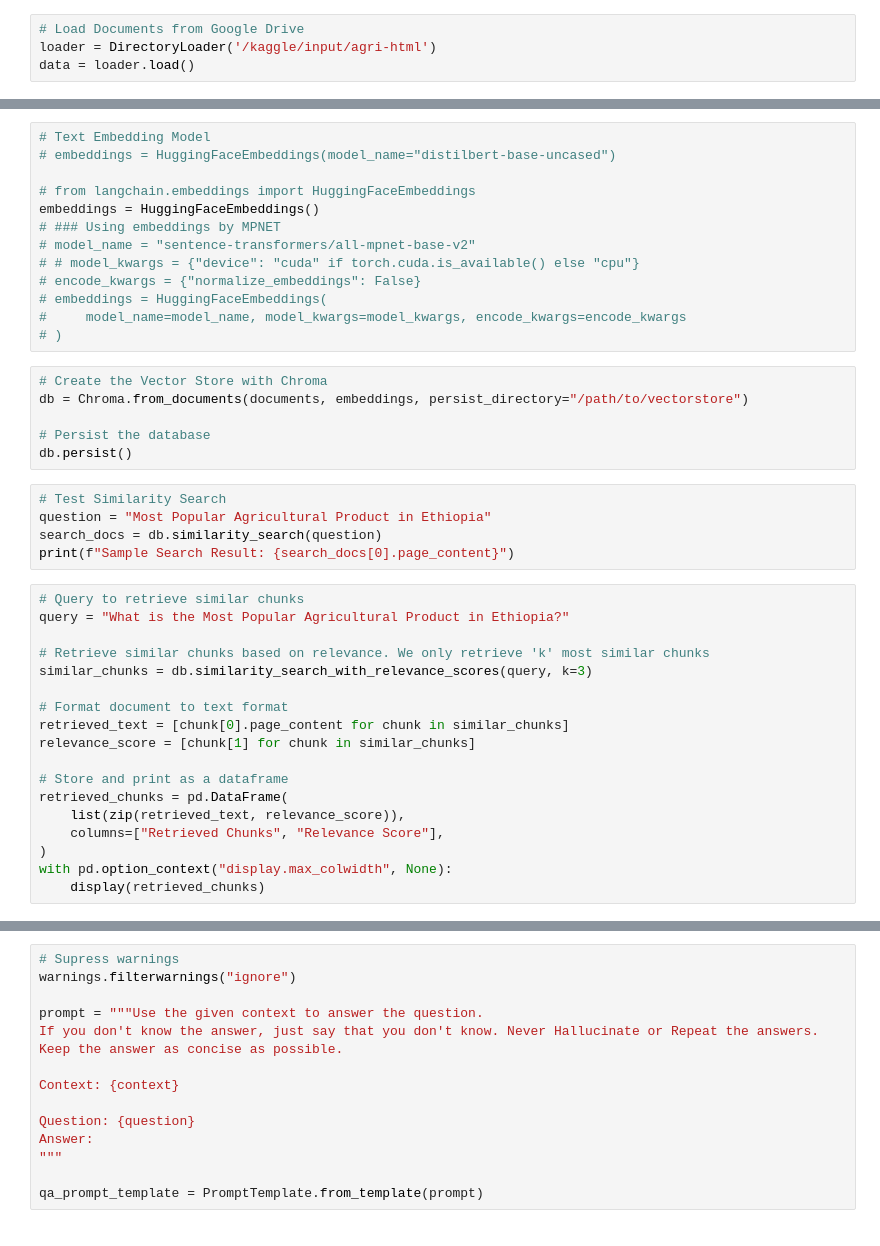
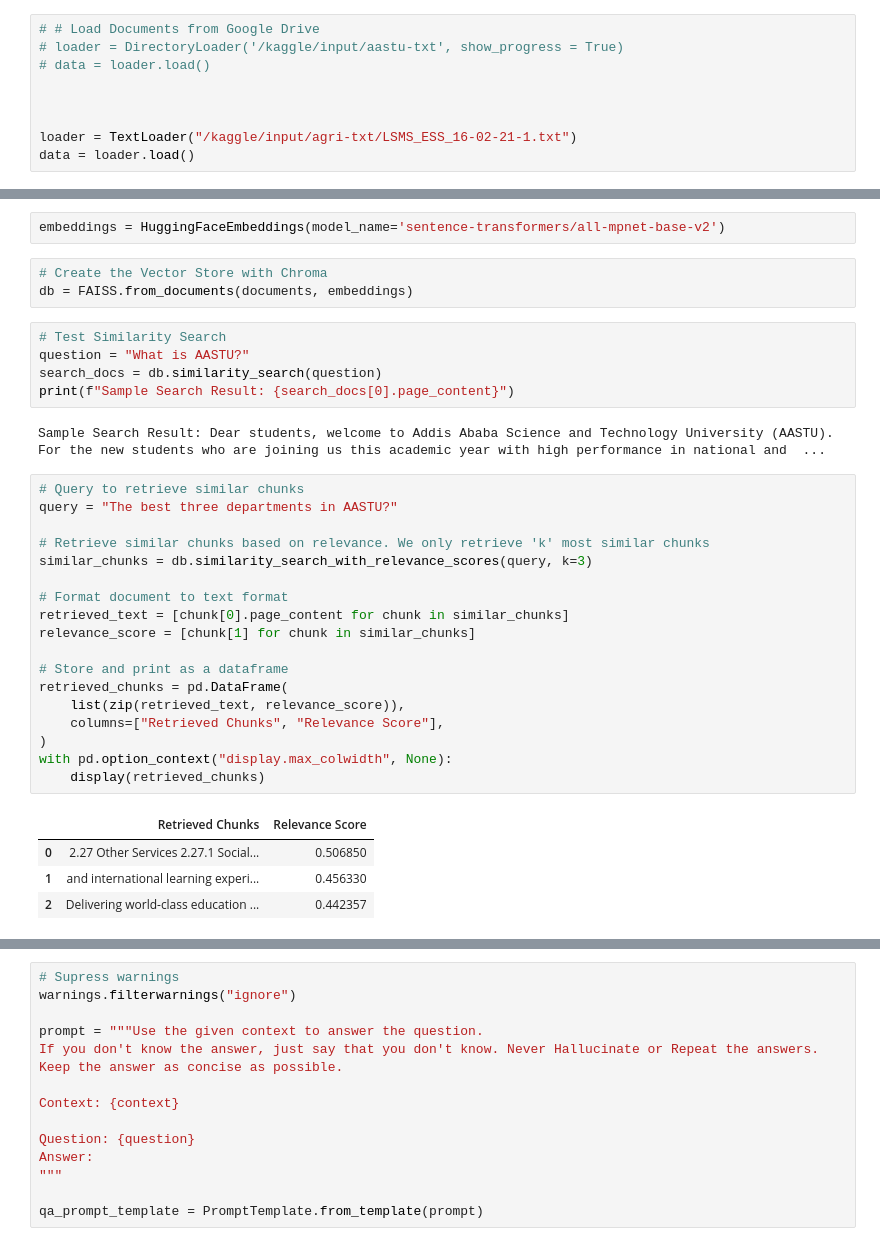
Before and after one commit to samikd35/Final-Year-Project, a Jupyter notebook: RAG_fyp.ipynb, the cells around one changed output, grey strips where cells are left out. Saved outputs shown, nothing was run; the diff lists cells and outputs as text.

```diff
--- a/RAG_fyp.ipynb
+++ b/RAG_fyp.ipynb
@@ -25,5 +43,10 @@ import faiss
 # %%
-# Load Documents from Google Drive
-loader = DirectoryLoader('/kaggle/input/agri-html')
+# # Load Documents from Google Drive
+# loader = DirectoryLoader('/kaggle/input/aastu-txt', show_progress = True)
+# data = loader.load()
+
+
+
+loader = TextLoader("/kaggle/input/agri-txt/LSMS_ESS_16-02-21-1.txt")
 data = loader.load()
 # %% [output]
@@ -64,42 +71,35 @@ import pandas as pd
-# %%
-# Text Embedding Model
-# embeddings = HuggingFaceEmbeddings(model_name="distilbert-base-uncased")
-
-# from langchain.embeddings import HuggingFaceEmbeddings
-embeddings = HuggingFaceEmbeddings()
-# ### Using embeddings by MPNET
-# model_name = "sentence-transformers/all-mpnet-base-v2"
-# # model_kwargs = {"device": "cuda" if torch.cuda.is_available() else "cpu"}
-# encode_kwargs = {"normalize_embeddings": False}
-# embeddings = HuggingFaceEmbeddings(
-#     model_name=model_name, model_kwargs=model_kwargs, encode_kwargs=encode_kwargs
-# )
+# %%
+embeddings = HuggingFaceEmbeddings(model_name='sentence-transformers/all-mpnet-base-v2')
 # %%
 # Create the Vector Store with Chroma
-db = Chroma.from_documents(documents, embeddings, persist_directory="/path/to/vectorstore")
-
-# Persist the database
-db.persist()
+db = FAISS.from_documents(documents, embeddings)
 # %%
 # Test Similarity Search
-question = "Most Popular Agricultural Product in Ethiopia"
+question = "What is AASTU?"
 search_docs = db.similarity_search(question)
 print(f"Sample Search Result: {search_docs[0].page_content}")
+# %% [output]
+Sample Search Result: Dear students, welcome to Addis Ababa Science and Technology University (AASTU). For the new students who are joining us this academic year with high performance in national and  ...
 # %%
 # Query to retrieve similar chunks
-query = "What is the Most Popular Agricultural Product in Ethiopia?"
+query = "The best three departments in AASTU?"
 
 # Retrieve similar chunks based on relevance. We only retrieve 'k' most similar chunks
 similar_chunks = db.similarity_search_with_relevance_scores(query, k=3)
 
 # Format document to text format
 retrieved_text = [chunk[0].page_content for chunk in similar_chunks]
 relevance_score = [chunk[1] for chunk in similar_chunks]
 
 # Store and print as a dataframe
 retrieved_chunks = pd.DataFrame(
     list(zip(retrieved_text, relevance_score)),
     columns=["Retrieved Chunks", "Relevance Score"],
 )
 with pd.option_context("display.max_colwidth", None):
     display(retrieved_chunks)
+# %% [output]
+|  | Retrieved Chunks | Relevance Score |
+| 0 | 2.27 Other Services 2.27.1 Social... | 0.506850 |
+| 1 | and international learning experi... | 0.456330 |
+| 2 | Delivering world-class education ... | 0.442357 |
```
Also changed, not shown: parts of 16 cells of this notebook.
